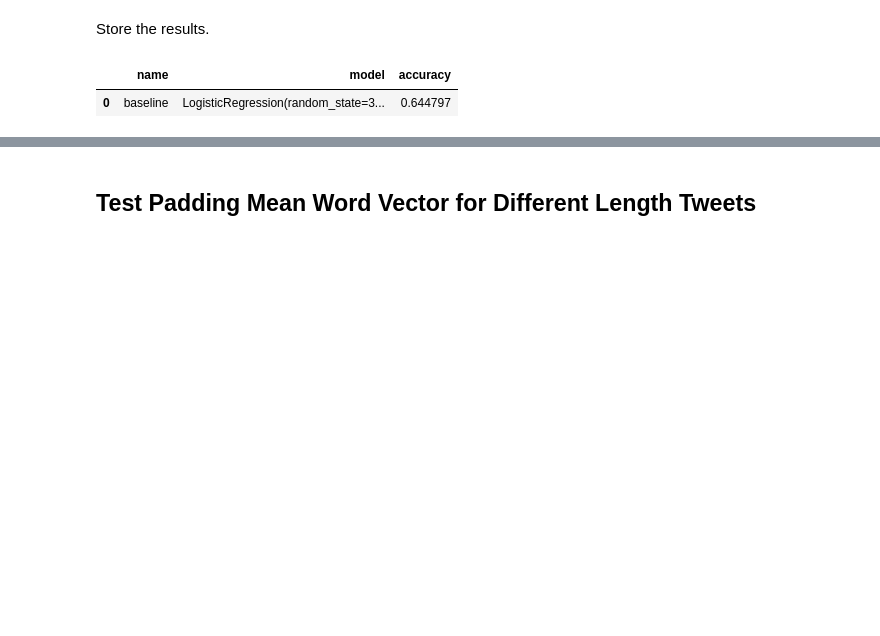
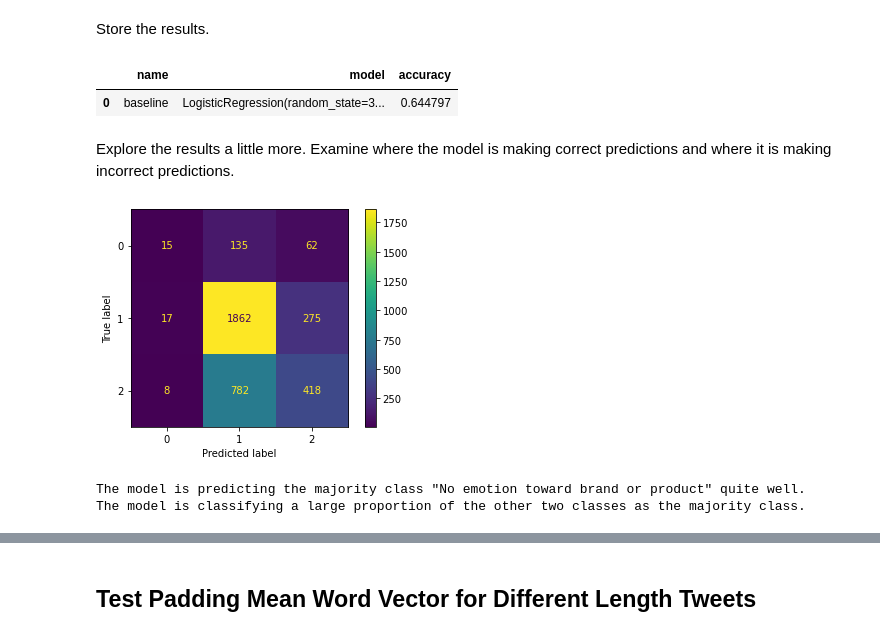
Before and after one commit to ran0027/twitter-sentiment-analysis, a Jupyter notebook: notebook.ipynb, the cells around one changed output, grey strips where cells are left out. Cells and saved outputs as stored; diff of their text form; code cells hidden in the pictures; blank space fills up the shorter version.

Commit message:
Plot confusion matrix; tune logistic regression; try random forest

```diff
--- a/notebook.ipynb
+++ b/notebook.ipynb
@@ -275,3 +275,28 @@ pd.DataFrame(model_eval)
 # %% [output]
 |  | name | model | accuracy |
 | 0 | baseline | LogisticRegression(random_state=3... | 0.644797 |
+# %% [markdown]
+Explore the results a little more. Examine where the model is making correct predictions and where it is making incorrect predictions.
+# %%
+from sklearn.metrics import confusion_matrix, ConfusionMatrixDisplay
+from sklearn.model_selection import KFold
+
+kfolds = KFold(n_splits=2, shuffle=True, random_state=seed)
+
+for train, test in kfolds.split(scaled_X_train, y_train_preprocessed):
+    train_split = train
+    test_split = test
+    break
+
+baseline.fit(scaled_X_train[train_split], y_train_preprocessed[train_split])
+ConfusionMatrixDisplay(confusion_matrix(y_train_preprocessed[test_split],
+                                        baseline.predict(scaled_X_train[test_split])
+                                       )).plot();
+# %% [output]
+[figure, added]
+# %%
+print(f'The model is predicting the majority class "{le.classes_[1]}" quite well.')
+print(f'The model is classifying a large proportion of the other two classes as the majority class.')
+# %% [output]
+The model is predicting the majority class "No emotion toward brand or product" quite well.
+The model is classifying a large proportion of the other two classes as the majority class.
```
Also changed, not shown: parts of 27 cells of this notebook.
